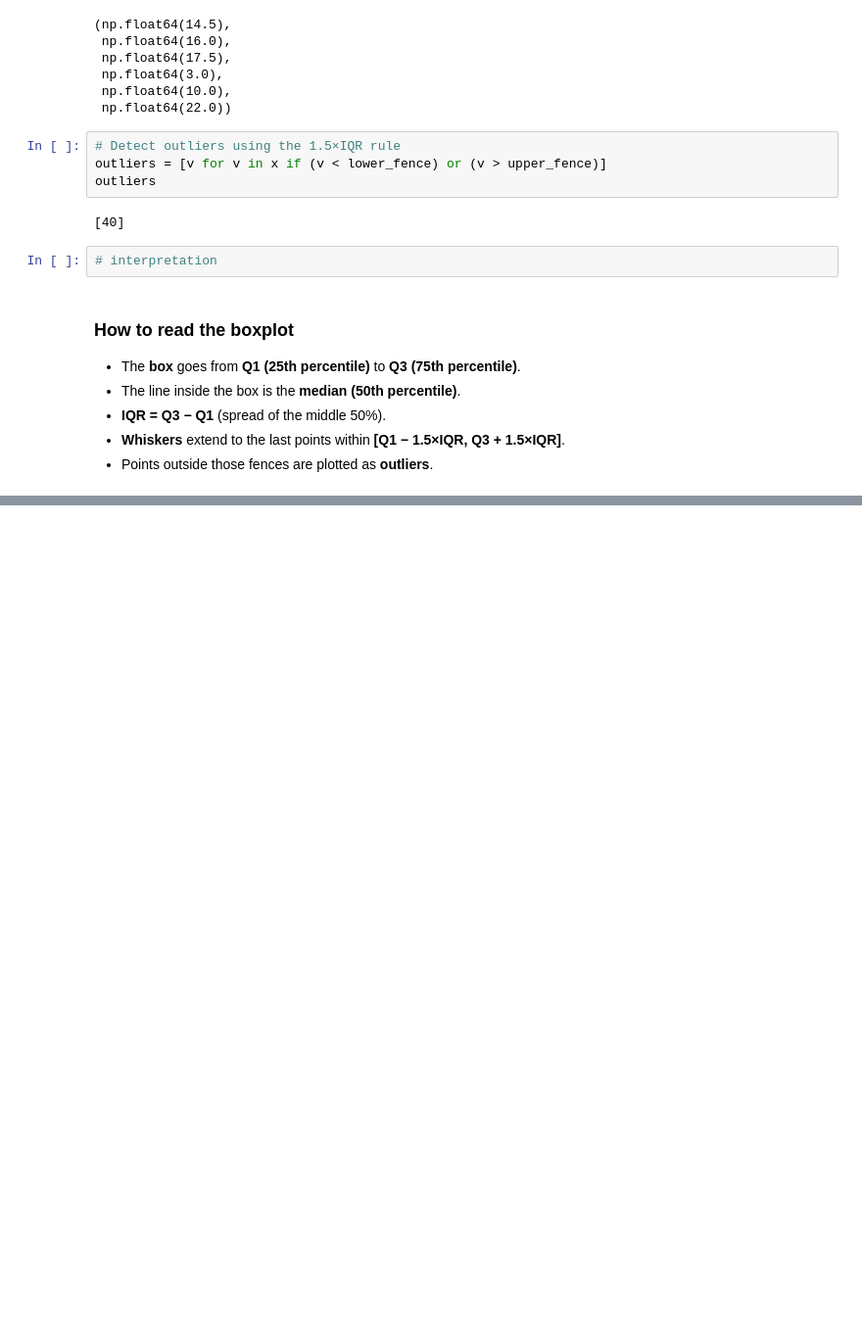
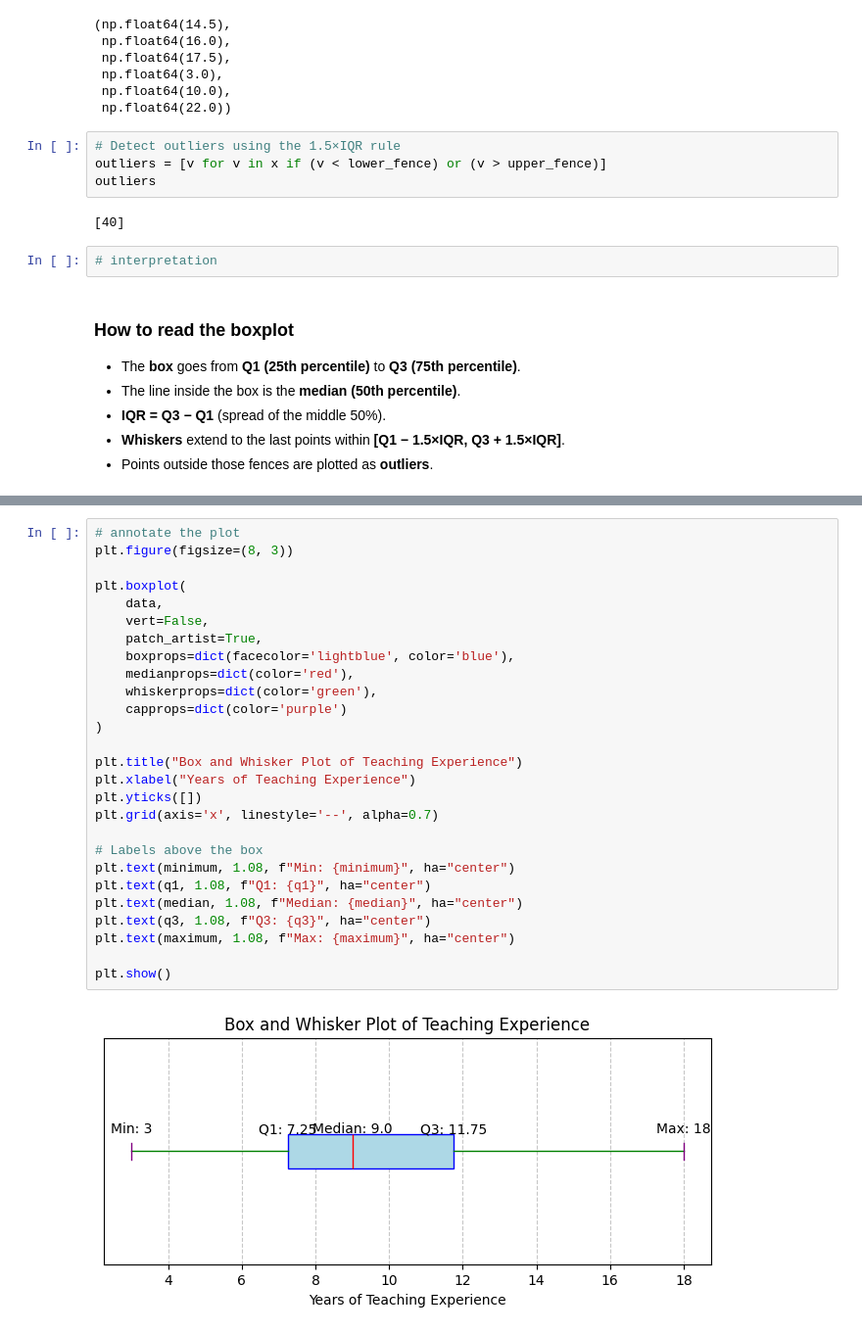
Before and after one commit to mohit716/airbnb-nyc-pandas, a Jupyter notebook: airbnb-nyc-pandas.ipynb, the cells around one changed output, grey strips where cells are left out. Shown at 98% size. Cells and saved outputs as stored; diff of their text form; blank space fills up the shorter version.

```diff
--- a/airbnb-nyc-pandas.ipynb
+++ b/airbnb-nyc-pandas.ipynb
@@ -1907,0 +1960,29 @@ outliers
+# %%
+# annotate the plot
+plt.figure(figsize=(8, 3))
+
+plt.boxplot(
+    data,
+    vert=False,
+    patch_artist=True,
+    boxprops=dict(facecolor='lightblue', color='blue'),
+    medianprops=dict(color='red'),
+    whiskerprops=dict(color='green'),
+    capprops=dict(color='purple')
+)
+
+plt.title("Box and Whisker Plot of Teaching Experience")
+plt.xlabel("Years of Teaching Experience")
+plt.yticks([])
+plt.grid(axis='x', linestyle='--', alpha=0.7)
+
+# Labels above the box
+plt.text(minimum, 1.08, f"Min: {minimum}", ha="center")
+plt.text(q1, 1.08, f"Q1: {q1}", ha="center")
+plt.text(median, 1.08, f"Median: {median}", ha="center")
+plt.text(q3, 1.08, f"Q3: {q3}", ha="center")
+plt.text(maximum, 1.08, f"Max: {maximum}", ha="center")
+
+plt.show()
+# %% [output]
+[figure, added]
```
Also changed, not shown: parts of 7 cells of this notebook.
